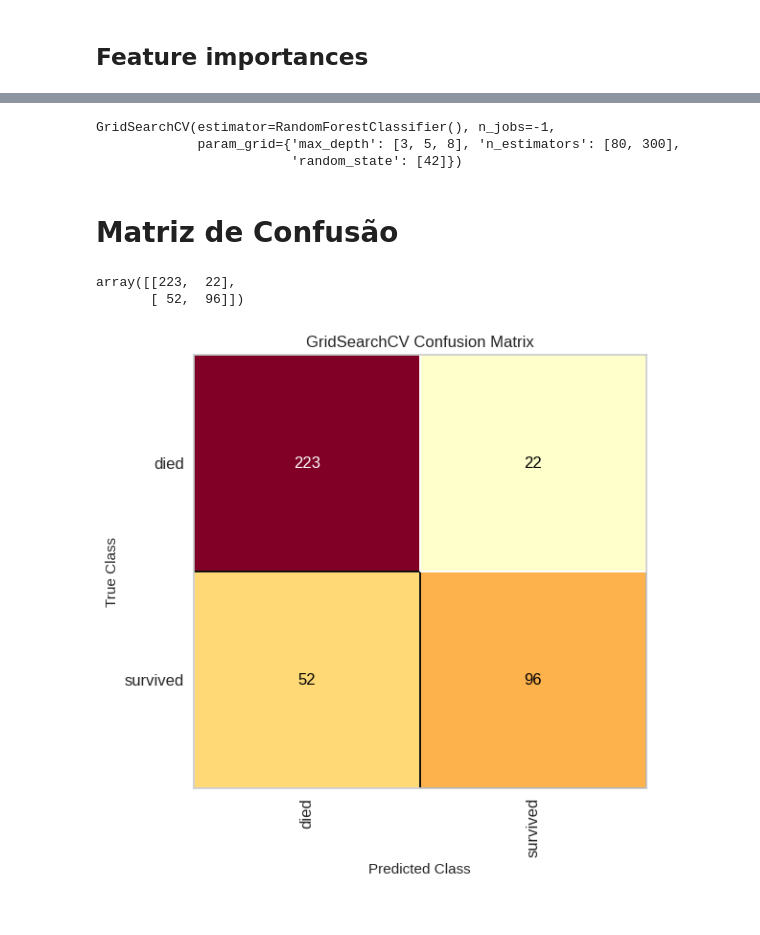
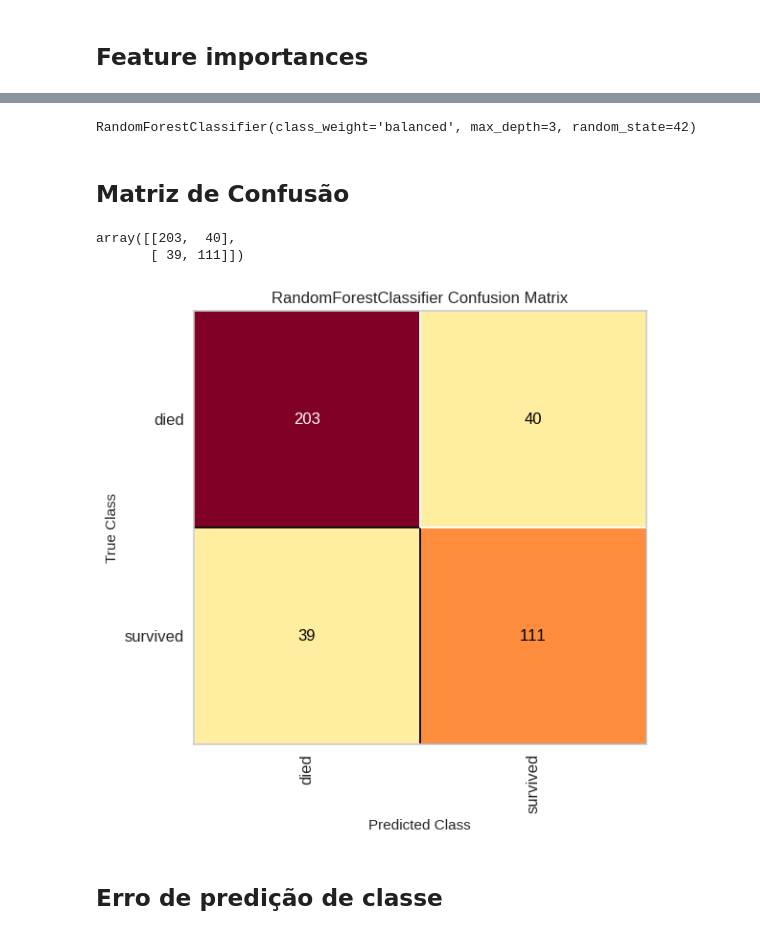
Before and after one commit to nortonvanz/ML_Pocket_Reference, a Jupyter notebook: notebooks/Titanic.ipynb, the cells around one changed output, grey strips where cells are left out. Drawn from its saved outputs; the diff is of its cells as text; code cells hidden in the pictures.

```diff
--- a/notebooks/Titanic.ipynb
+++ b/notebooks/Titanic.ipynb
@@ -640,0 +641,4 @@ df_train.head(3)
+# %%
+#remover fare do treino e teste:
+X_train = X_train.drop(['fare'], axis=1)
+X_test = X_test.drop(['fare'], axis=1)
@@ -642,8 +653,9 @@ df_train.head(3)
 ## Eliminação recursiva de features
 # %%
 #A eliminação recursiva de atributos removerá os atributos mais fracos, e então treinará um modelo
+  #PS: considerar que os parâmetros do modelo impactam. Foi rodado novamente, após o fine tuning, com max_depth=2, reduzindo o verfiting.
 
 fig, ax = plt.subplots(figsize=(6, 4))
-rfe = RFECV(RandomForestClassifier(n_estimators=100),cv=5)
+rfe = RFECV(RandomForestClassifier(n_estimators=300, class_weight='balanced', random_state=42, max_depth=2),cv=5)
 rfe.fit(X_train, y_train)
 # %% [output]
@@ -657,9 +672,9 @@ Index(['pclass', 'age', 'fare', 'sex_female'], dtype='object')
 # %%
 #X_train_antes_rem = X_train.copy()
 # %%
-#aplicando em treino e teste
-X_train = X_train[['pclass', 'age', 'fare', 'sex_female']]
-X_test = X_test[['pclass', 'age', 'fare', 'sex_female']]
+#aplicando em treino e teste (não foram removidas features, desnecessário)
+#X_train = X_train[['pclass', 'age', 'fare', 'sex_female']]
+#X_test = X_test[['pclass', 'age', 'fare', 'sex_female']]
 # %%
 X_train.head()
 # %% [output]
@@ -759,6 +771,6 @@ Balanceando as classes
   # Upsampling da minoria dos dados
   # Downsampling da maioria dos dados
 # %%
-rf_balanced = RandomForestClassifier(n_estimators=100, class_weight='balanced', random_state=42)
+rf_balanced = RandomForestClassifier(n_estimators=100, class_weight='balanced', random_state=42, max_depth=3)
 rf_balanced.fit(X_train, y_train)
 # %% [output]
@@ -897,33 +884,34 @@ pickle.dump = (rfcv, pickle_out)
 # %%
 #carregar
-pic = pickle.dumps(rfcv)
-rfcv2 = pickle.loads(pic)
+pic = pickle.dumps(rf_balanced)  #/content/rf_balanced_pickle
+rf_balanced_pickle = pickle.loads(pic)
+rf_balanced_pickle
+# %% [output]
+RandomForestClassifier(class_weight='balanced', max_depth=3, random_state=42)
-# %%
-rfcv2
-# %% [output]
-GridSearchCV(estimator=RandomForestClassifier(), n_jobs=-1,
-             param_grid={'max_depth': [3, 5, 8], 'n_estimators': [80, 300],
-                         'random_state': [42]})
 # %% [markdown]
-# Matriz de Confusão
+## Matriz de Confusão
 # %%
-from sklearn.metrics import confusion_matrix
-y_pred = rfcv.predict(X_test)
+
+y_pred = rf_balanced.predict(X_test)
 confusion_matrix(y_test, y_pred)
 # %% [output]
-array([[223,  22],
-       [ 52,  96]])
+array([[203,  40],
+       [ 39, 111]])
 # %%
 mapping = {0: "died", 1: "survived"}
 fig, ax = plt.subplots(figsize=(6, 6))
+
+#yellowbricks
 cm_viz = ConfusionMatrix(
-  rfcv,
+  rf_balanced,
   classes=["died", "survived"],
   label_encoder=mapping,
 )
 cm_viz.score(X_test, y_test);
 cm_viz.poof();
 # %% [output]
-[figure, old version]
+[figure, new version]
 # %%
 #Um bom classificador teria todos os valores na diagonal principal, e zeros nas demais células.
+# %% [markdown]
+## Erro de predição de classe
```
Also changed, not shown: parts of 61 cells of this notebook.
